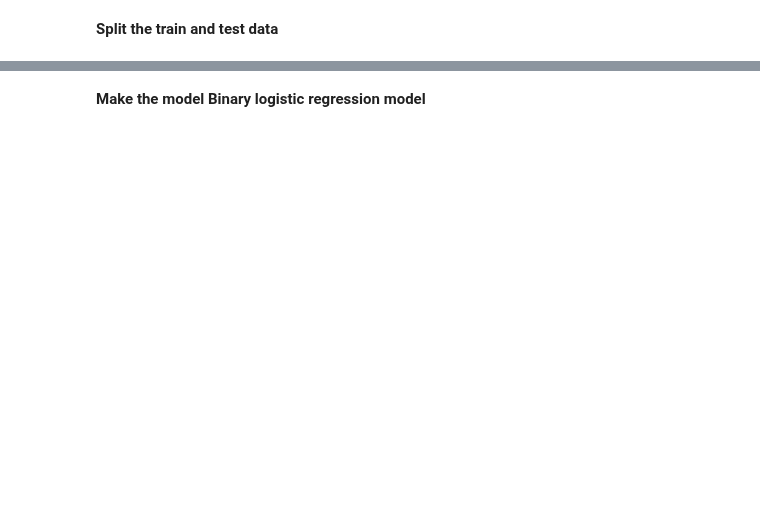
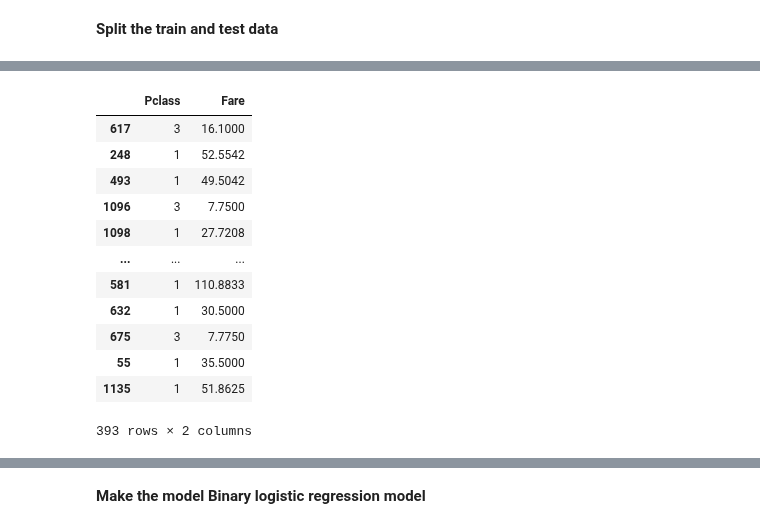
Before and after one commit to RaisulislamRimon/data-science-notes, a Jupyter notebook: 12_module/module_12_quiz/1_test/Logistic_R_Assignment/LogisticRegression.ipynb, the cells around one changed output, grey strips where cells are left out. Drawn from its saved outputs; the diff is of its cells as text; code cells hidden in the pictures; blank space fills up the shorter version.

```diff
--- a/12_module/module_12_quiz/1_test/Logistic_R_Assignment/LogisticRegression.ipynb
+++ b/12_module/module_12_quiz/1_test/Logistic_R_Assignment/LogisticRegression.ipynb
@@ -70,0 +126,16 @@ dtype: int64
+# %%
+X_test
+# %% [output]
+|  | Pclass | Fare |
+| 617 | 3 | 16.1000 |
+| 248 | 1 | 52.5542 |
+| 493 | 1 | 49.5042 |
+| 1096 | 3 | 7.7500 |
+| 1098 | 1 | 27.7208 |
+| ... | ... | ... |
+| 581 | 1 | 110.8833 |
+| 632 | 1 | 30.5000 |
+| 675 | 3 | 7.7750 |
+| 55 | 1 | 35.5000 |
+| 1135 | 1 | 51.8625 |
+393 rows × 2 columns
```
Also changed, not shown: parts of 15 cells of this notebook.
